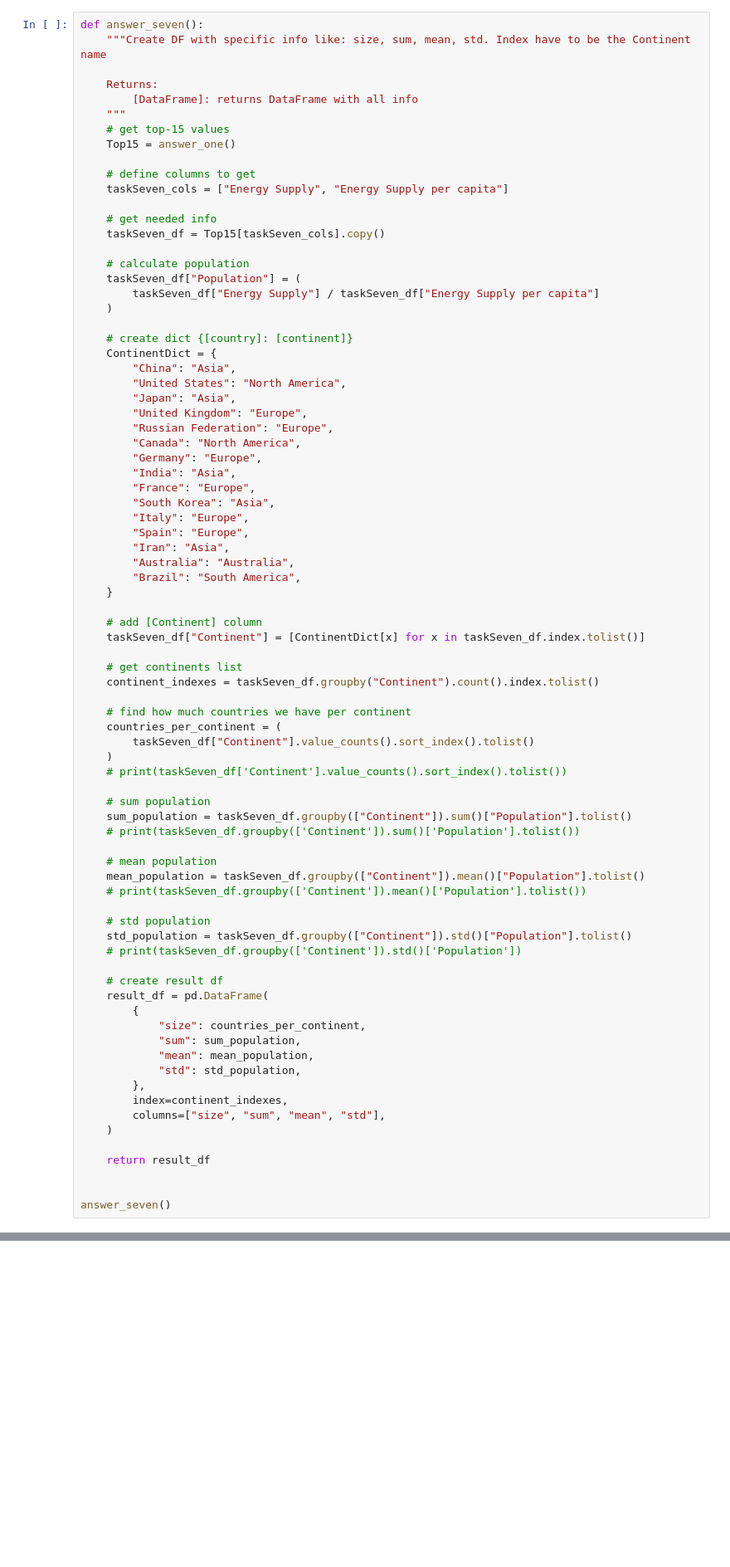
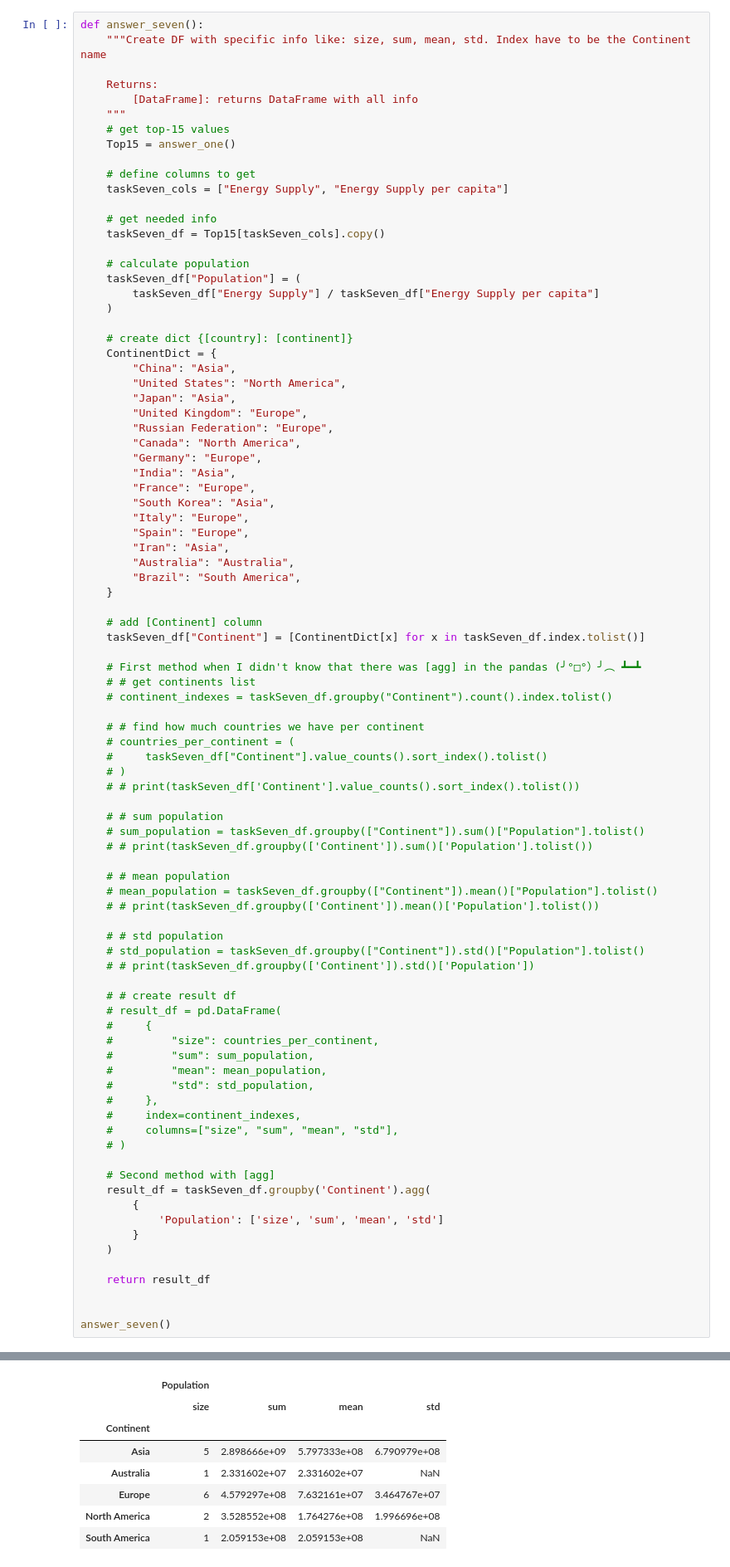
Before and after one commit to MykolaHavrylov/DS_kemp, a Jupyter notebook: lesson_3_pandas/lesson_3_hometask_pandas .ipynb, the cells around one changed output, grey strips where cells are left out. Shown: that part at 83% size. Cells and saved outputs as stored; diff of their text form; blank space fills up the shorter version.

```diff
--- a/lesson_3_pandas/lesson_3_hometask_pandas .ipynb
+++ b/lesson_3_pandas/lesson_3_hometask_pandas .ipynb
@@ -517,37 +579,45 @@ def answer_seven():
     # add [Continent] column
     taskSeven_df["Continent"] = [ContinentDict[x] for x in taskSeven_df.index.tolist()]
 
-    # get continents list
-    continent_indexes = taskSeven_df.groupby("Continent").count().index.tolist()
+    # First method when I didn't know that there was [agg] in the pandas (╯°□°）╯︵ ┻━┻
+    # # get continents list
+    # continent_indexes = taskSeven_df.groupby("Continent").count().index.tolist()
 
-    # find how much countries we have per continent
-    countries_per_continent = (
-        taskSeven_df["Continent"].value_counts().sort_index().tolist()
-    )
-    # print(taskSeven_df['Continent'].value_counts().sort_index().tolist())
+    # # find how much countries we have per continent
+    # countries_per_continent = (
+    #     taskSeven_df["Continent"].value_counts().sort_index().tolist()
+    # )
+    # # print(taskSeven_df['Continent'].value_counts().sort_index().tolist())
 
-    # sum population
-    sum_population = taskSeven_df.groupby(["Continent"]).sum()["Population"].tolist()
-    # print(taskSeven_df.groupby(['Continent']).sum()['Population'].tolist())
+    # # sum population
+    # sum_population = taskSeven_df.groupby(["Continent"]).sum()["Population"].tolist()
+    # # print(taskSeven_df.groupby(['Continent']).sum()['Population'].tolist())
 
-    # mean population
-    mean_population = taskSeven_df.groupby(["Continent"]).mean()["Population"].tolist()
-    # print(taskSeven_df.groupby(['Continent']).mean()['Population'].tolist())
+    # # mean population
+    # mean_population = taskSeven_df.groupby(["Continent"]).mean()["Population"].tolist()
+    # # print(taskSeven_df.groupby(['Continent']).mean()['Population'].tolist())
 
-    # std population
-    std_population = taskSeven_df.groupby(["Continent"]).std()["Population"].tolist()
-    # print(taskSeven_df.groupby(['Continent']).std()['Population'])
+    # # std population
+    # std_population = taskSeven_df.groupby(["Continent"]).std()["Population"].tolist()
+    # # print(taskSeven_df.groupby(['Continent']).std()['Population'])
 
-    # create result df
-    result_df = pd.DataFrame(
+    # # create result df
+    # result_df = pd.DataFrame(
+    #     {
+    #         "size": countries_per_continent,
+    #         "sum": sum_population,
+    #         "mean": mean_population,
+    #         "std": std_population,
+    #     },
+    #     index=continent_indexes,
+    #     columns=["size", "sum", "mean", "std"],
+    # )
+
+    # Second method with [agg]
+    result_df = taskSeven_df.groupby('Continent').agg(
         {
-            "size": countries_per_continent,
-            "sum": sum_population,
-            "mean": mean_population,
-            "std": std_population,
-        },
-        index=continent_indexes,
-        columns=["size", "sum", "mean", "std"],
+            'Population': ['size', 'sum', 'mean', 'std']
+        }
     )
 
     return result_df
@@ -558,0 +628,8 @@ answer_seven()
+|  | Population |  |  |  |
+|  | size | sum | mean | std |
+| Continent |  |  |  |  |
+| Asia | 5 | 2.898666e+09 | 5.797333e+08 | 6.790979e+08 |
+| Australia | 1 | 2.331602e+07 | 2.331602e+07 | NaN |
+| Europe | 6 | 4.579297e+08 | 7.632161e+07 | 3.464767e+07 |
+| North America | 2 | 3.528552e+08 | 1.764276e+08 | 1.996696e+08 |
+| South America | 1 | 2.059153e+08 | 2.059153e+08 | NaN |
```
Also changed, not shown: parts of 17 cells of this notebook.
